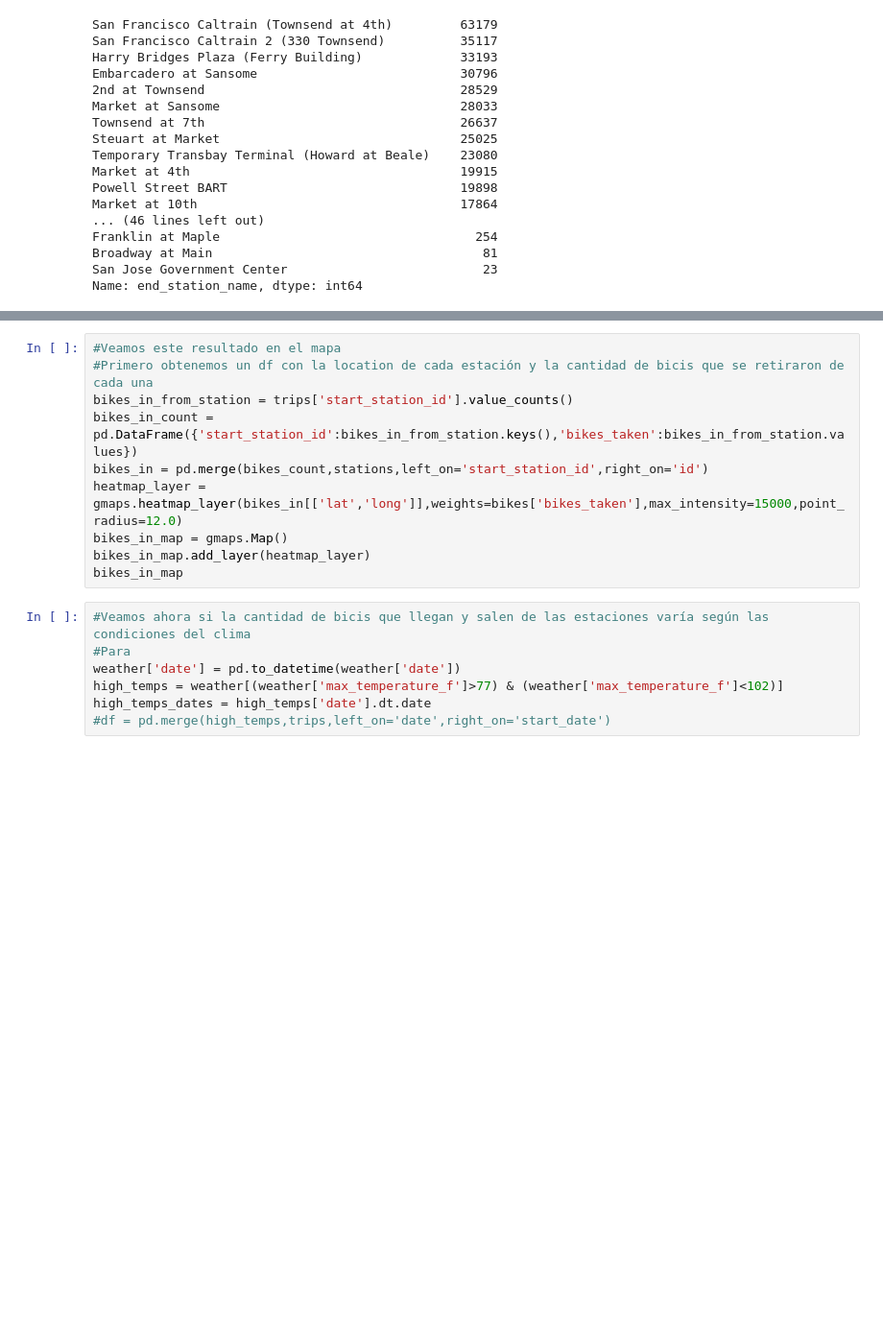
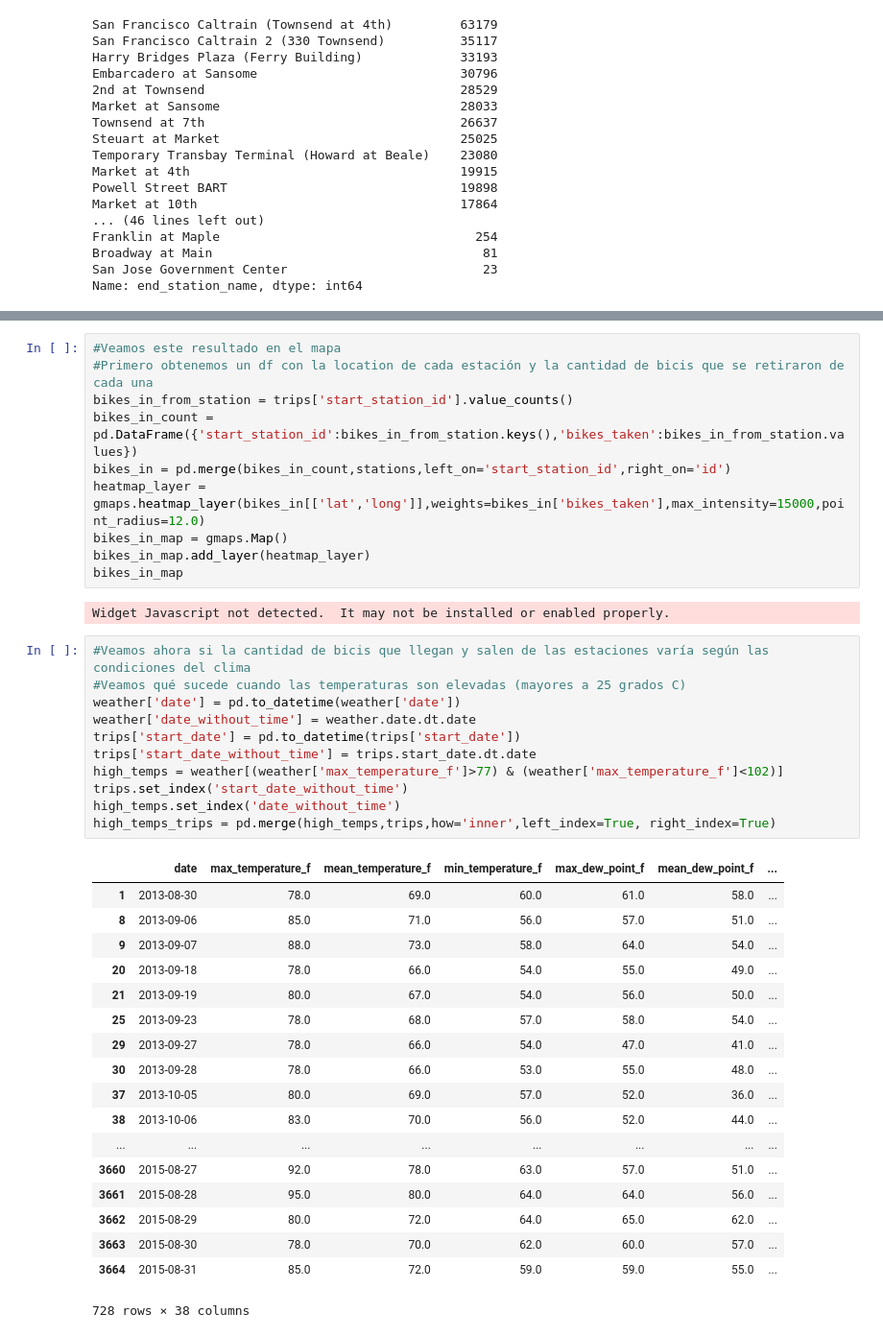
Before and after one commit to guidoAlbarello/DatosDatosos, a Jupyter notebook: Untitled2.ipynb, the cells around one changed output, grey strips where cells are left out. Shown: that part at 96% size. Cells and saved outputs as stored; diff of their text form; blank space fills up the shorter version.

```diff
--- a/Untitled2.ipynb
+++ b/Untitled2.ipynb
@@ -111,15 +111,40 @@ plt.show()
 #Primero obtenemos un df con la location de cada estación y la cantidad de bicis que se retiraron de cada una
 bikes_in_from_station = trips['start_station_id'].value_counts()
 bikes_in_count = pd.DataFrame({'start_station_id':bikes_in_from_station.keys(),'bikes_taken':bikes_in_from_station.values})
-bikes_in = pd.merge(bikes_count,stations,left_on='start_station_id',right_on='id')
-heatmap_layer = gmaps.heatmap_layer(bikes_in[['lat','long']],weights=bikes['bikes_taken'],max_intensity=15000,point_radius=12.0)
+bikes_in = pd.merge(bikes_in_count,stations,left_on='start_station_id',right_on='id')
+heatmap_layer = gmaps.heatmap_layer(bikes_in[['lat','long']],weights=bikes_in['bikes_taken'],max_intensity=15000,point_radius=12.0)
 bikes_in_map = gmaps.Map()
 bikes_in_map.add_layer(heatmap_layer)
 bikes_in_map
+# %% [output]
+Widget Javascript not detected.  It may not be installed or enabled properly.
 # %%
 #Veamos ahora si la cantidad de bicis que llegan y salen de las estaciones varía según las condiciones del clima
-#Para
+#Veamos qué sucede cuando las temperaturas son elevadas (mayores a 25 grados C)
 weather['date'] = pd.to_datetime(weather['date'])
+weather['date_without_time'] = weather.date.dt.date
+trips['start_date'] = pd.to_datetime(trips['start_date'])
+trips['start_date_without_time'] = trips.start_date.dt.date
 high_temps = weather[(weather['max_temperature_f']>77) & (weather['max_temperature_f']<102)]
-high_temps_dates = high_temps['date'].dt.date
-#df = pd.merge(high_temps,trips,left_on='date',right_on='start_date')
+trips.set_index('start_date_without_time')
+high_temps.set_index('date_without_time')
+high_temps_trips = pd.merge(high_temps,trips,how='inner',left_index=True, right_index=True)
+# %% [output]
+|  | date | max_temperature_f | mean_temperature_f | min_temperature_f | max_dew_point_f | mean_dew_point_f | ... |
+| 1 | 2013-08-30 | 78.0 | 69.0 | 60.0 | 61.0 | 58.0 | ... |
+| 8 | 2013-09-06 | 85.0 | 71.0 | 56.0 | 57.0 | 51.0 | ... |
+| 9 | 2013-09-07 | 88.0 | 73.0 | 58.0 | 64.0 | 54.0 | ... |
+| 20 | 2013-09-18 | 78.0 | 66.0 | 54.0 | 55.0 | 49.0 | ... |
+| 21 | 2013-09-19 | 80.0 | 67.0 | 54.0 | 56.0 | 50.0 | ... |
+| 25 | 2013-09-23 | 78.0 | 68.0 | 57.0 | 58.0 | 54.0 | ... |
+| 29 | 2013-09-27 | 78.0 | 66.0 | 54.0 | 47.0 | 41.0 | ... |
+| 30 | 2013-09-28 | 78.0 | 66.0 | 53.0 | 55.0 | 48.0 | ... |
+| 37 | 2013-10-05 | 80.0 | 69.0 | 57.0 | 52.0 | 36.0 | ... |
+| 38 | 2013-10-06 | 83.0 | 70.0 | 56.0 | 52.0 | 44.0 | ... |
+| ... | ... | ... | ... | ... | ... | ... | ... |
+| 3660 | 2015-08-27 | 92.0 | 78.0 | 63.0 | 57.0 | 51.0 | ... |
+| 3661 | 2015-08-28 | 95.0 | 80.0 | 64.0 | 64.0 | 56.0 | ... |
+| 3662 | 2015-08-29 | 80.0 | 72.0 | 64.0 | 65.0 | 62.0 | ... |
+| 3663 | 2015-08-30 | 78.0 | 70.0 | 62.0 | 60.0 | 57.0 | ... |
+| 3664 | 2015-08-31 | 85.0 | 72.0 | 59.0 | 59.0 | 55.0 | ... |
+728 rows × 38 columns
```
Also changed, not shown: parts of 25 cells of this notebook.
